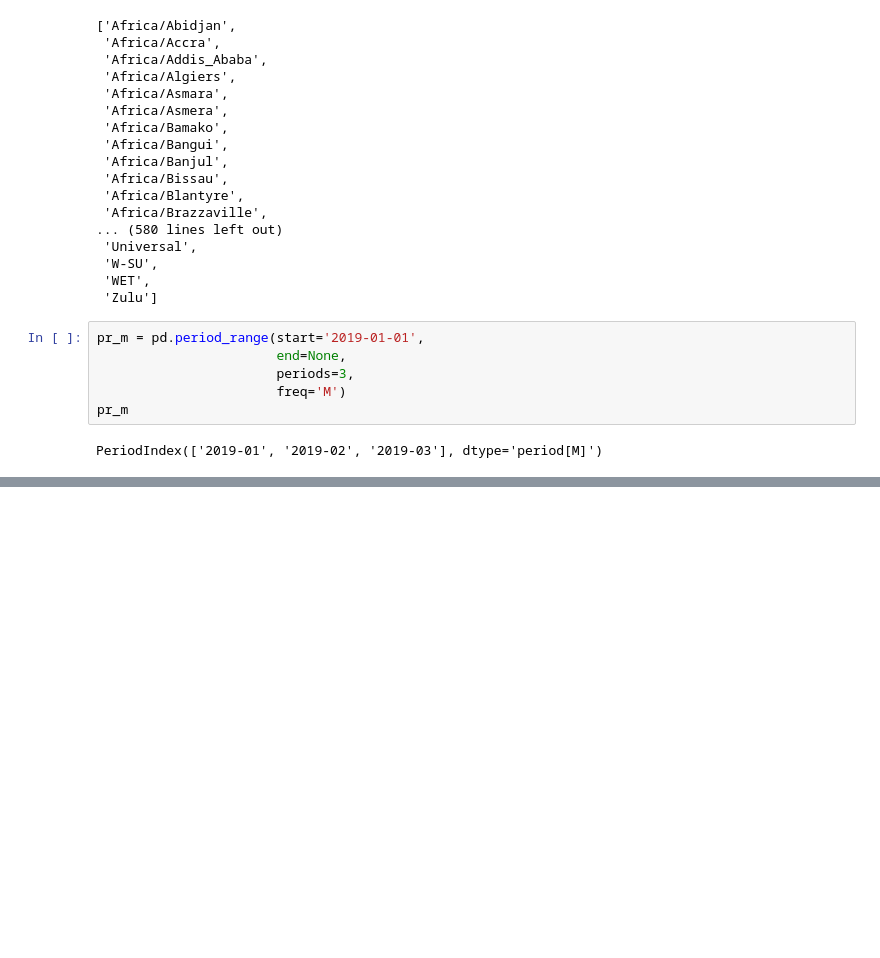
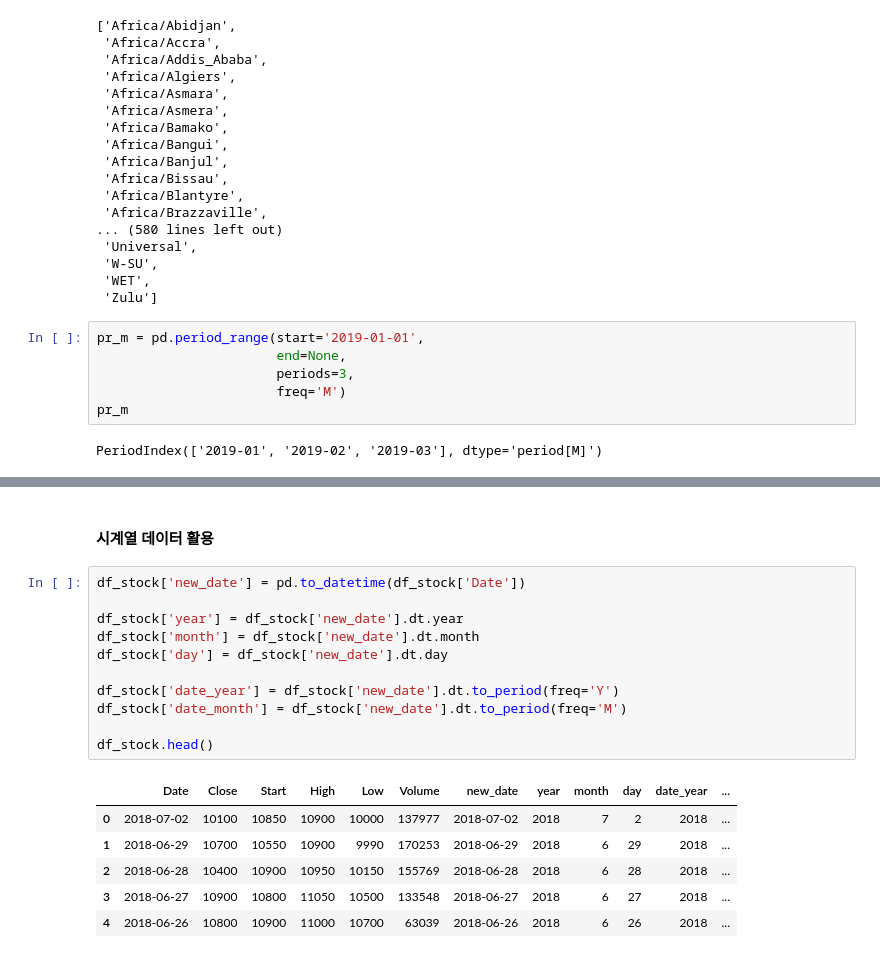
Before and after one commit to gikpreet/class-data_analysis, a Jupyter notebook: 06_Data_Preprocessing/code/module06.ipynb, the cells around one changed output, grey strips where cells are left out. Cells and saved outputs as stored; diff of their text form; blank space fills up the shorter version.

```diff
--- a/06_Data_Preprocessing/code/module06.ipynb
+++ b/06_Data_Preprocessing/code/module06.ipynb
@@ -433,0 +445,20 @@ pr_m = pd.period_range(start='2019-01-01',
+# %% [markdown]
+#### 시계열 데이터 활용
+# %%
+df_stock['new_date'] = pd.to_datetime(df_stock['Date'])
+
+df_stock['year'] = df_stock['new_date'].dt.year
+df_stock['month'] = df_stock['new_date'].dt.month
+df_stock['day'] = df_stock['new_date'].dt.day
+
+df_stock['date_year'] = df_stock['new_date'].dt.to_period(freq='Y')
+df_stock['date_month'] = df_stock['new_date'].dt.to_period(freq='M')
+
+df_stock.head()
+# %% [output]
+|  | Date | Close | Start | High | Low | Volume | new_date | year | month | day | date_year | ... |
+| 0 | 2018-07-02 | 10100 | 10850 | 10900 | 10000 | 137977 | 2018-07-02 | 2018 | 7 | 2 | 2018 | ... |
+| 1 | 2018-06-29 | 10700 | 10550 | 10900 | 9990 | 170253 | 2018-06-29 | 2018 | 6 | 29 | 2018 | ... |
+| 2 | 2018-06-28 | 10400 | 10900 | 10950 | 10150 | 155769 | 2018-06-28 | 2018 | 6 | 28 | 2018 | ... |
+| 3 | 2018-06-27 | 10900 | 10800 | 11050 | 10500 | 133548 | 2018-06-27 | 2018 | 6 | 27 | 2018 | ... |
+| 4 | 2018-06-26 | 10800 | 10900 | 11000 | 10700 | 63039 | 2018-06-26 | 2018 | 6 | 26 | 2018 | ... |
```
Also changed, not shown: parts of 3 cells of this notebook, 2 other files.
